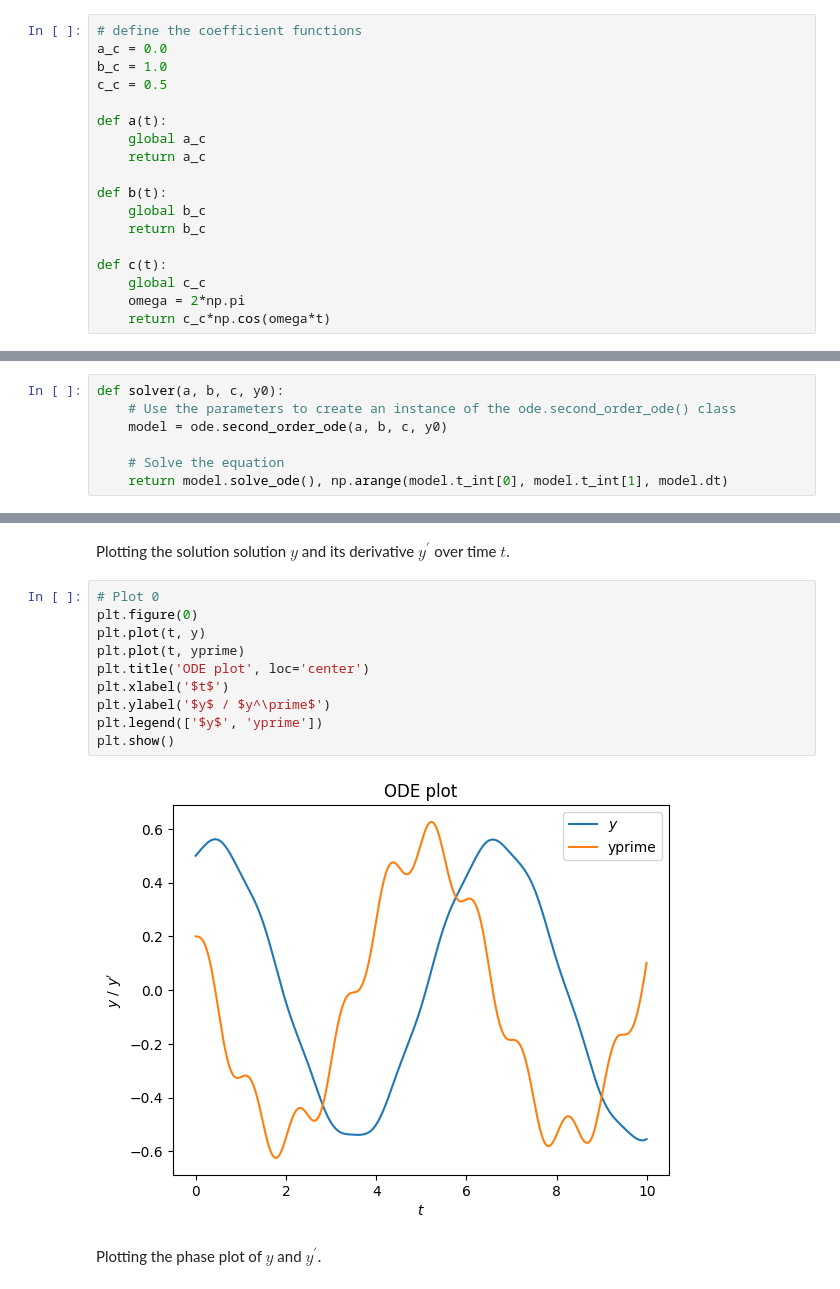
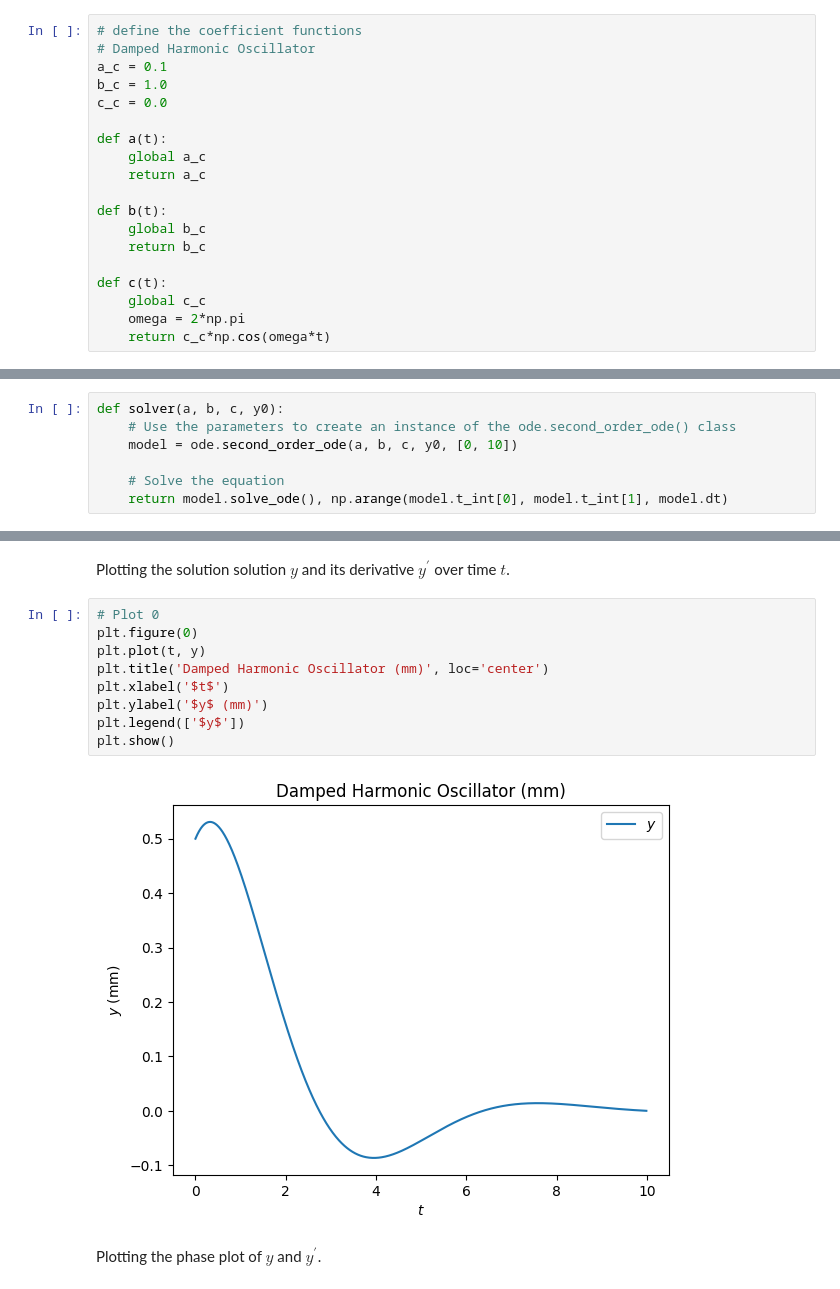
Before and after one commit to Louis-Finegan/Second-Order-ODE, a Jupyter notebook: second_order.ipynb, the cells around one changed output, grey strips where cells are left out. Drawn from its saved outputs; the diff is of its cells as text.

```diff
--- a/second_order.ipynb
+++ b/second_order.ipynb
@@ -15,9 +32,10 @@ The objective is to solve the above equation with the initial conditions; $y(0)
 ##### Coefficents
 # %%
 # define the coefficient functions
-a_c = 0.0
+# Damped Harmonic Oscillator
+a_c = 0.1
 b_c = 1.0
-c_c = 0.5
+c_c = 0.0
 
 def a(t):
     global a_c
@@ -41,7 +59,7 @@ define a solver function containing the `ode.second_order_ode()` class and the `
 # %%
 def solver(a, b, c, y0):
     # Use the parameters to create an instance of the ode.second_order_ode() class
-    model = ode.second_order_ode(a, b, c, y0)
+    model = ode.second_order_ode(a, b, c, y0, [0, 10])
 
     # Solve the equation
     return model.solve_ode(), np.arange(model.t_int[0], model.t_int[1], model.dt)
@@ -54,15 +72,14 @@ Plotting the solution solution $y$ and its derivative $y^\prime$ over time $t$.
 # %%
 # Plot 0
 plt.figure(0)
 plt.plot(t, y)
-plt.plot(t, yprime)
-plt.title('ODE plot', loc='center')
+plt.title('Damped Harmonic Oscillator (mm)', loc='center')
 plt.xlabel('$t$')
-plt.ylabel('$y$ / $y^\prime$')
-plt.legend(['$y$', 'yprime'])
+plt.ylabel('$y$ (mm)')
+plt.legend(['$y$'])
 plt.show()
 # %% [output]
-[figure, old version]
+[figure, new version]
 # %% [markdown]
 Plotting the phase plot of $y$ and $y^\prime$.
 # %%
```
Also changed, not shown: parts of 6 cells of this notebook, 3 other files.
